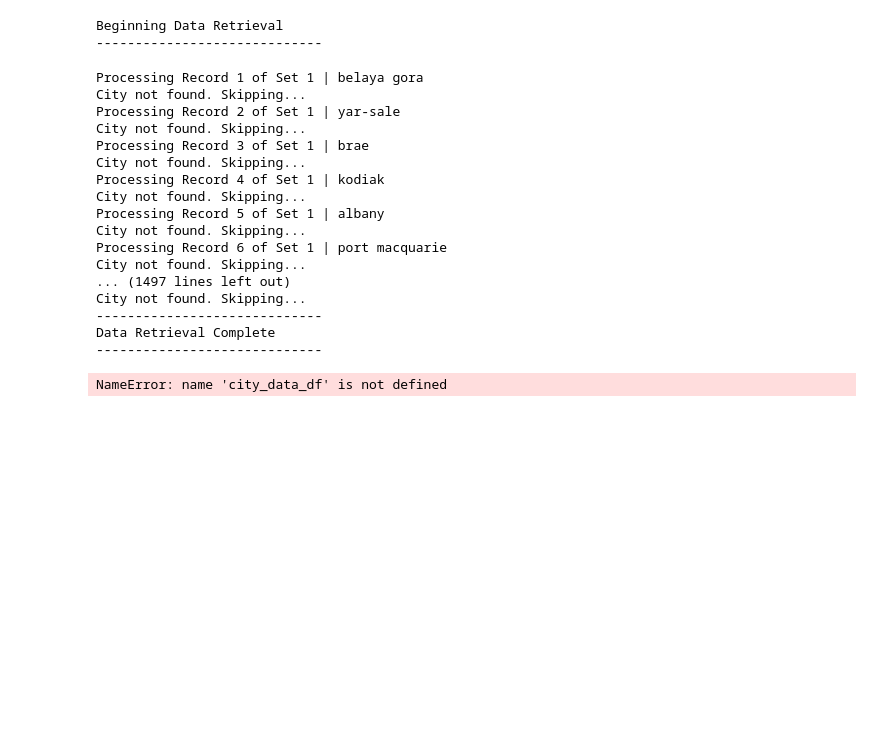
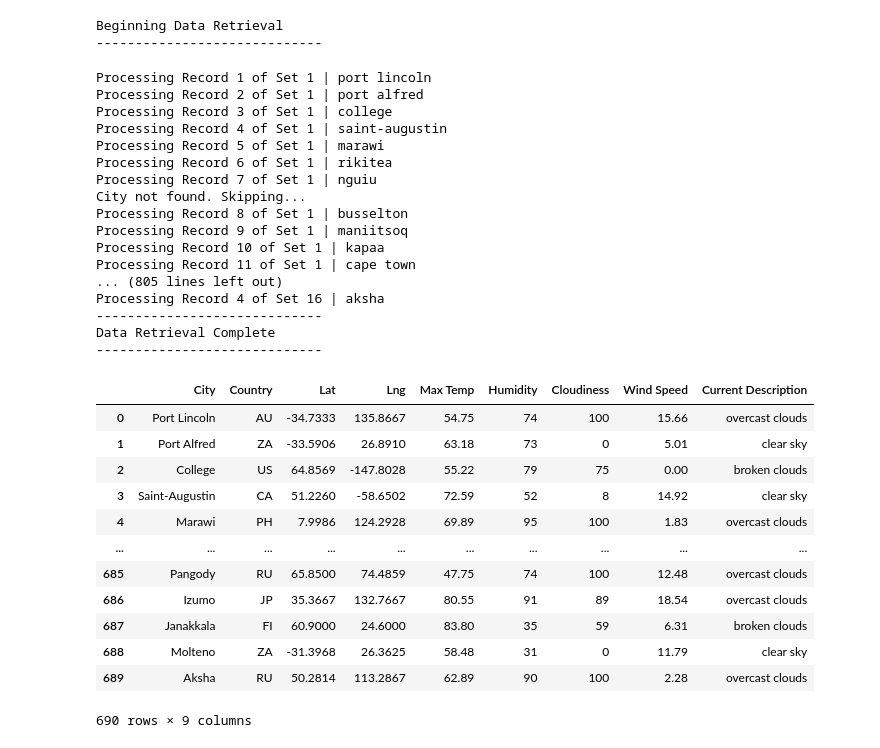
Before and after one commit to afhayden/Module6_Challenge_API_Requests, a Jupyter notebook: Weather_Database.ipynb, the cells around one changed output. Drawn from its saved outputs; the diff is of its cells as text; code cells hidden in the pictures; blank space fills up the shorter version.

```diff
--- a/Weather_Database.ipynb
+++ b/Weather_Database.ipynb
@@ -21,5 +21,3 @@ lat_lngs
 # %%
 # Add the latitudes and longitudes to a list.
 coordinates = list(lat_lngs)
-for coordinate in coordinates:
-    print(coordinate[0], coordinate[1])
@@ -100,6 +80,7 @@ for i, city in enumerate(cities):
     try:
         # Parse the JSON and retrieve data.
         city_weather = requests.get(city_url).json()
+
         # Parse out the needed data.
         city_lat = city_weather["coord"]["lat"]
         city_lng = city_weather["coord"]["lon"]
@@ -108,7 +89,9 @@ for i, city in enumerate(cities):
         city_clouds = city_weather["clouds"]["all"]
         city_wind = city_weather["wind"]["speed"]
         city_country = city_weather["sys"]["country"]
-        city_weather_condition = city_weather["weather"]["description"]
+        #city_weather_condition = for item in city_weather["weather"]:print(item["description"])
+        for item in city_weather["weather"]:
+            city_weather_condition = item["description"]
         # Append the city information into city_data list.
         city_data.append({"City": city.title(),
                           "Country": city_country,
@@ -120,7 +103,8 @@ for i, city in enumerate(cities):
                           "Wind Speed": city_wind,
                           "Current Description": city_weather_condition})
 
-# If an error is experienced, skip the city.
+
+    # If an error is experienced, skip the city.
     except:
         print("City not found. Skipping...")
         pass
@@ -130,24 +114,41 @@ print("-----------------------------")
 print("Data Retrieval Complete      ")
 print("-----------------------------")
 # %% [output]
-Processing Record 1 of Set 1 | belaya gora
+Processing Record 1 of Set 1 | port lincoln
+Processing Record 2 of Set 1 | port alfred
+Processing Record 3 of Set 1 | college
+Processing Record 4 of Set 1 | saint-augustin
+Processing Record 5 of Set 1 | marawi
+Processing Record 6 of Set 1 | rikitea
+Processing Record 7 of Set 1 | nguiu
 City not found. Skipping...
-Processing Record 2 of Set 1 | yar-sale
-City not found. Skipping...
-Processing Record 3 of Set 1 | brae
-City not found. Skipping...
-Processing Record 4 of Set 1 | kodiak
-City not found. Skipping...
-Processing Record 5 of Set 1 | albany
-City not found. Skipping...
-Processing Record 6 of Set 1 | port macquarie
-City not found. Skipping...
-... (1497 lines left out)
-City not found. Skipping...
+Processing Record 8 of Set 1 | busselton
+Processing Record 9 of Set 1 | maniitsoq
+Processing Record 10 of Set 1 | kapaa
+Processing Record 11 of Set 1 | cape town
+... (805 lines left out)
+Processing Record 4 of Set 16 | aksha
 -----------------------------
 Data Retrieval Complete
 -----------------------------
-NameError: name 'city_data_df' is not defined
+# %%
+# Convert the array of dictionaries to a Pandas DataFrame.
+city_data_df = pd.DataFrame(city_data)
+city_data_df
+# %% [output]
+|  | City | Country | Lat | Lng | Max Temp | Humidity | Cloudiness | Wind Speed | Current Description |
+| 0 | Port Lincoln | AU | -34.7333 | 135.8667 | 54.75 | 74 | 100 | 15.66 | overcast clouds |
+| 1 | Port Alfred | ZA | -33.5906 | 26.8910 | 63.18 | 73 | 0 | 5.01 | clear sky |
+| 2 | College | US | 64.8569 | -147.8028 | 55.22 | 79 | 75 | 0.00 | broken clouds |
+| 3 | Saint-Augustin | CA | 51.2260 | -58.6502 | 72.59 | 52 | 8 | 14.92 | clear sky |
+| 4 | Marawi | PH | 7.9986 | 124.2928 | 69.89 | 95 | 100 | 1.83 | overcast clouds |
+| ... | ... | ... | ... | ... | ... | ... | ... | ... | ... |
+| 685 | Pangody | RU | 65.8500 | 74.4859 | 47.75 | 74 | 100 | 12.48 | overcast clouds |
+| 686 | Izumo | JP | 35.3667 | 132.7667 | 80.55 | 91 | 89 | 18.54 | overcast clouds |
+| 687 | Janakkala | FI | 60.9000 | 24.6000 | 83.80 | 35 | 59 | 6.31 | broken clouds |
+| 688 | Molteno | ZA | -31.3968 | 26.3625 | 58.48 | 31 | 0 | 11.79 | clear sky |
+| 689 | Aksha | RU | 50.2814 | 113.2867 | 62.89 | 90 | 100 | 2.28 | overcast clouds |
+690 rows × 9 columns
 # %%
 # Create the output file (CSV).
 output_data_file = "Weather_Database/WeatherPy_Database.csv"
```
Also changed, not shown: parts of 2 cells of this notebook, 4 other files.
